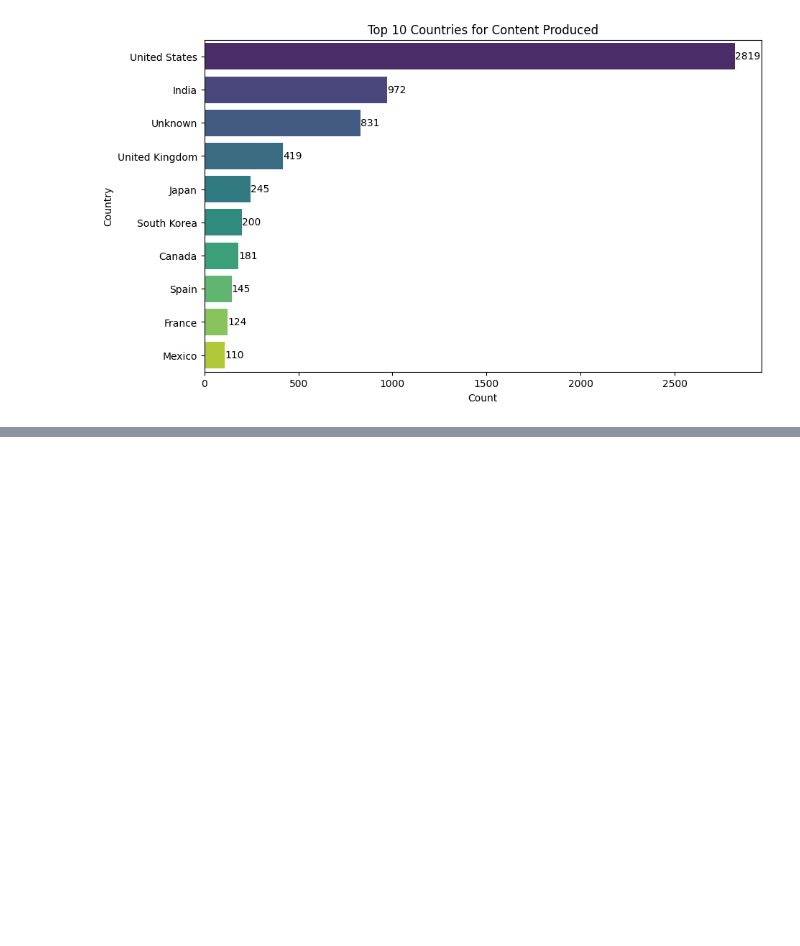
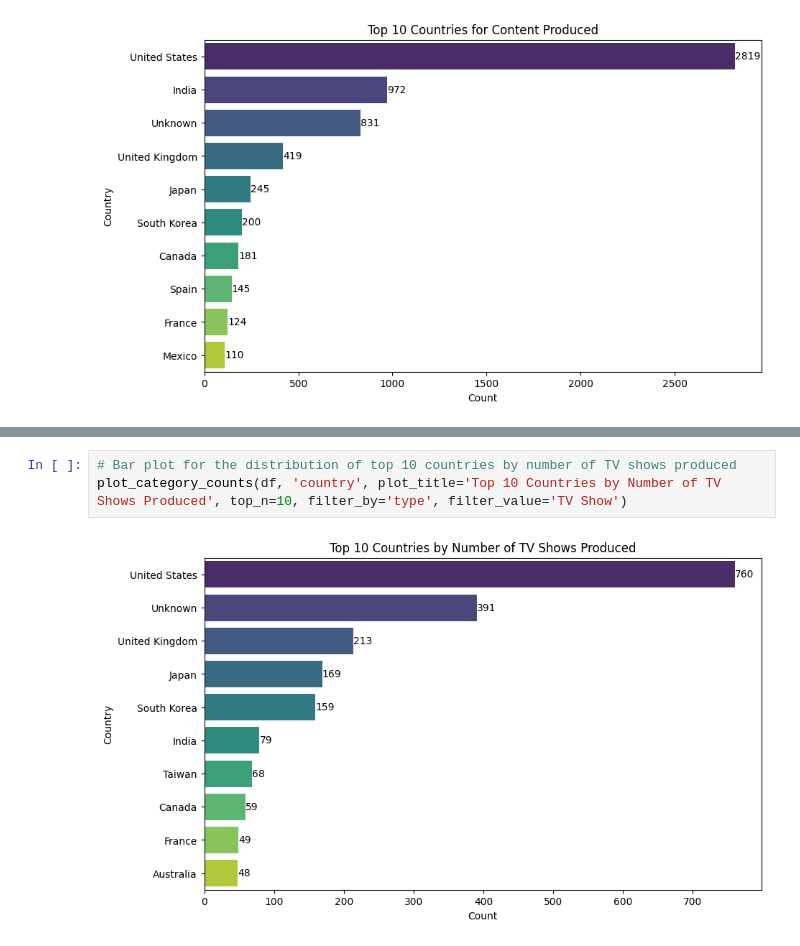
Before and after one commit to DarrenChooo/netflix_data, a Jupyter notebook: netflix.ipynb, the cells around one changed output, grey strips where cells are left out. Drawn from its saved outputs; the diff is of its cells as text; blank space fills up the shorter version.

```diff
--- a/netflix.ipynb
+++ b/netflix.ipynb
@@ -194,0 +204,5 @@ plot_category_counts(df, 'country', 'Top 10 Countries for Content Produced', top
+# %%
+# Bar plot for the distribution of top 10 countries by number of TV shows produced
+plot_category_counts(df, 'country', plot_title='Top 10 Countries by Number of TV Shows Produced', top_n=10, filter_by='type', filter_value='TV Show')
+# %% [output]
+[figure, added]
```
Also changed, not shown: parts of 5 cells of this notebook.
